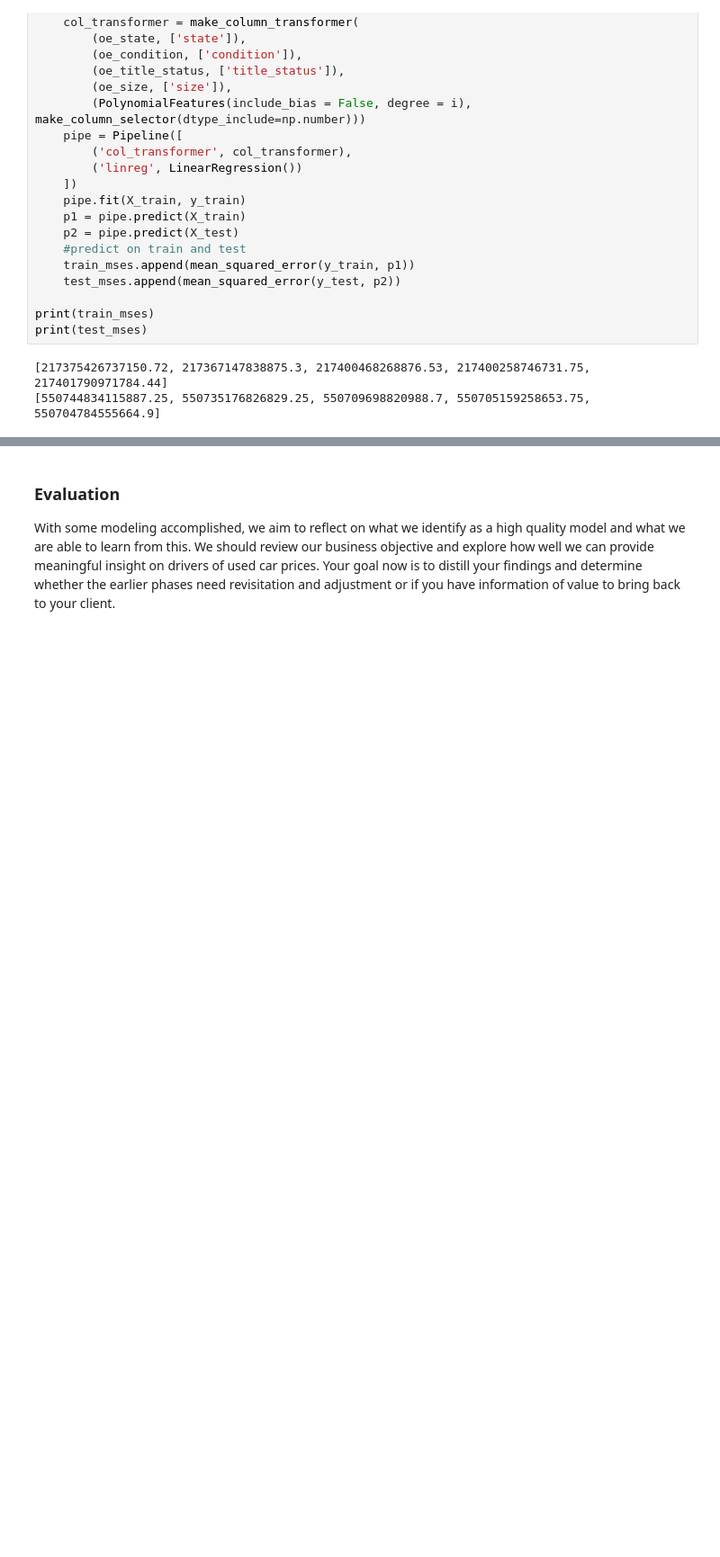
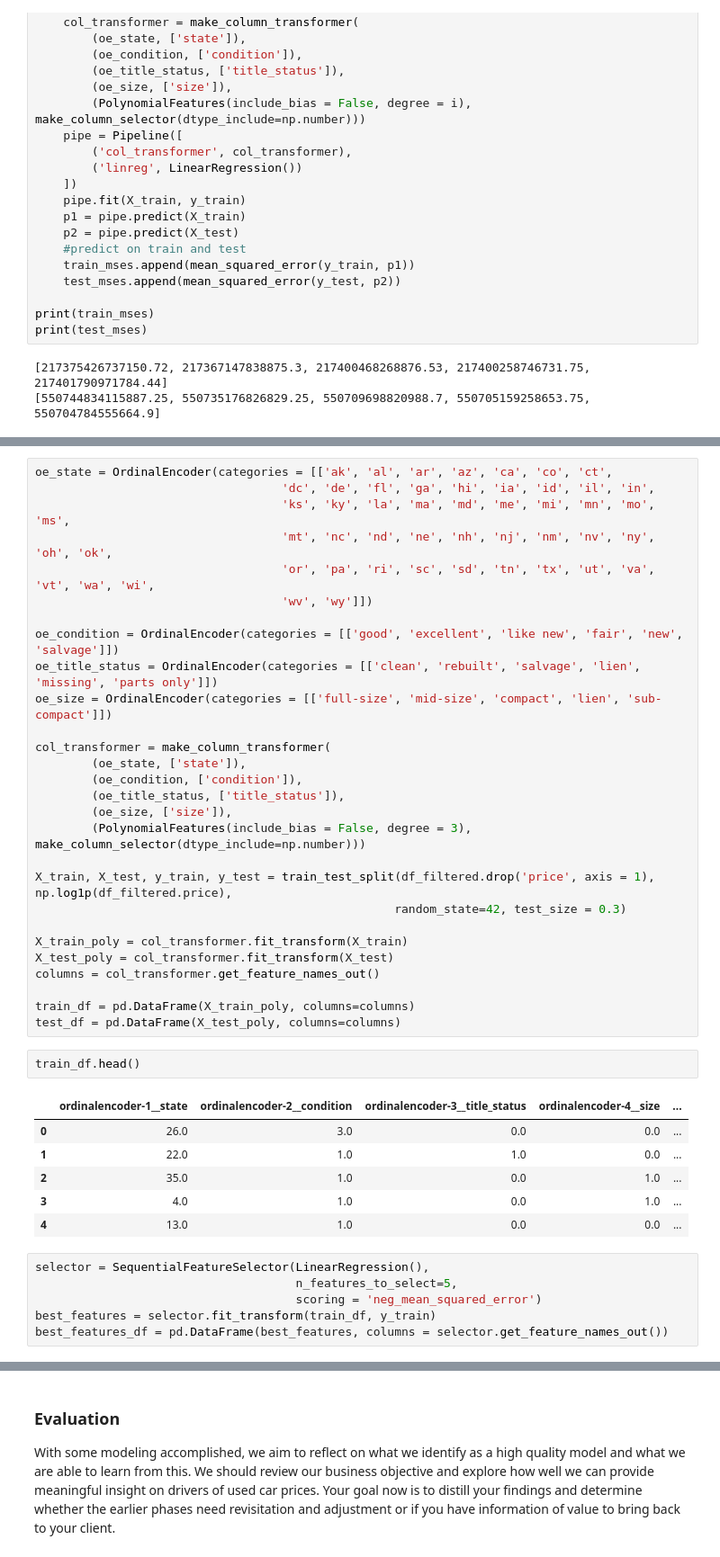
Before and after one commit to srideviaishwariya/rainier, a Jupyter notebook: practical_application_II_starter/prompt_II.ipynb, the cells around one changed output, grey strips where cells are left out. Shown at 90% size. Cells and saved outputs as stored; diff of their text form; blank space fills up the shorter version.

```diff
--- a/practical_application_II_starter/prompt_II.ipynb
+++ b/practical_application_II_starter/prompt_II.ipynb
@@ -1253,0 +1292,43 @@ print(test_mses)
+# %%
+oe_state = OrdinalEncoder(categories = [['ak', 'al', 'ar', 'az', 'ca', 'co', 'ct',
+                                   'dc', 'de', 'fl', 'ga', 'hi', 'ia', 'id', 'il', 'in',
+                                   'ks', 'ky', 'la', 'ma', 'md', 'me', 'mi', 'mn', 'mo', 'ms',
+                                   'mt', 'nc', 'nd', 'ne', 'nh', 'nj', 'nm', 'nv', 'ny', 'oh', 'ok',
+                                   'or', 'pa', 'ri', 'sc', 'sd', 'tn', 'tx', 'ut', 'va', 'vt', 'wa', 'wi',
+                                   'wv', 'wy']])
+
+oe_condition = OrdinalEncoder(categories = [['good', 'excellent', 'like new', 'fair', 'new', 'salvage']])
+oe_title_status = OrdinalEncoder(categories = [['clean', 'rebuilt', 'salvage', 'lien', 'missing', 'parts only']])
+oe_size = OrdinalEncoder(categories = [['full-size', 'mid-size', 'compact', 'lien', 'sub-compact']])
+
+col_transformer = make_column_transformer(
+        (oe_state, ['state']),
+        (oe_condition, ['condition']),
+        (oe_title_status, ['title_status']),
+        (oe_size, ['size']),
+        (PolynomialFeatures(include_bias = False, degree = 3), make_column_selector(dtype_include=np.number)))
+
+X_train, X_test, y_train, y_test = train_test_split(df_filtered.drop('price', axis = 1), np.log1p(df_filtered.price),
+                                                   random_state=42, test_size = 0.3)
+
+X_train_poly = col_transformer.fit_transform(X_train)
+X_test_poly = col_transformer.fit_transform(X_test)
+columns = col_transformer.get_feature_names_out()
+
+train_df = pd.DataFrame(X_train_poly, columns=columns)
+test_df = pd.DataFrame(X_test_poly, columns=columns)
+# %%
+train_df.head()
+# %% [output]
+|  | ordinalencoder-1__state | ordinalencoder-2__condition | ordinalencoder-3__title_status | ordinalencoder-4__size | ... |
+| 0 | 26.0 | 3.0 | 0.0 | 0.0 | ... |
+| 1 | 22.0 | 1.0 | 1.0 | 0.0 | ... |
+| 2 | 35.0 | 1.0 | 0.0 | 1.0 | ... |
+| 3 | 4.0 | 1.0 | 0.0 | 1.0 | ... |
+| 4 | 13.0 | 1.0 | 0.0 | 0.0 | ... |
+# %%
+selector = SequentialFeatureSelector(LinearRegression(),
+                                     n_features_to_select=5,
+                                     scoring = 'neg_mean_squared_error')
+best_features = selector.fit_transform(train_df, y_train)
+best_features_df = pd.DataFrame(best_features, columns = selector.get_feature_names_out())
```
Also changed, not shown: parts of 14 cells of this notebook.
